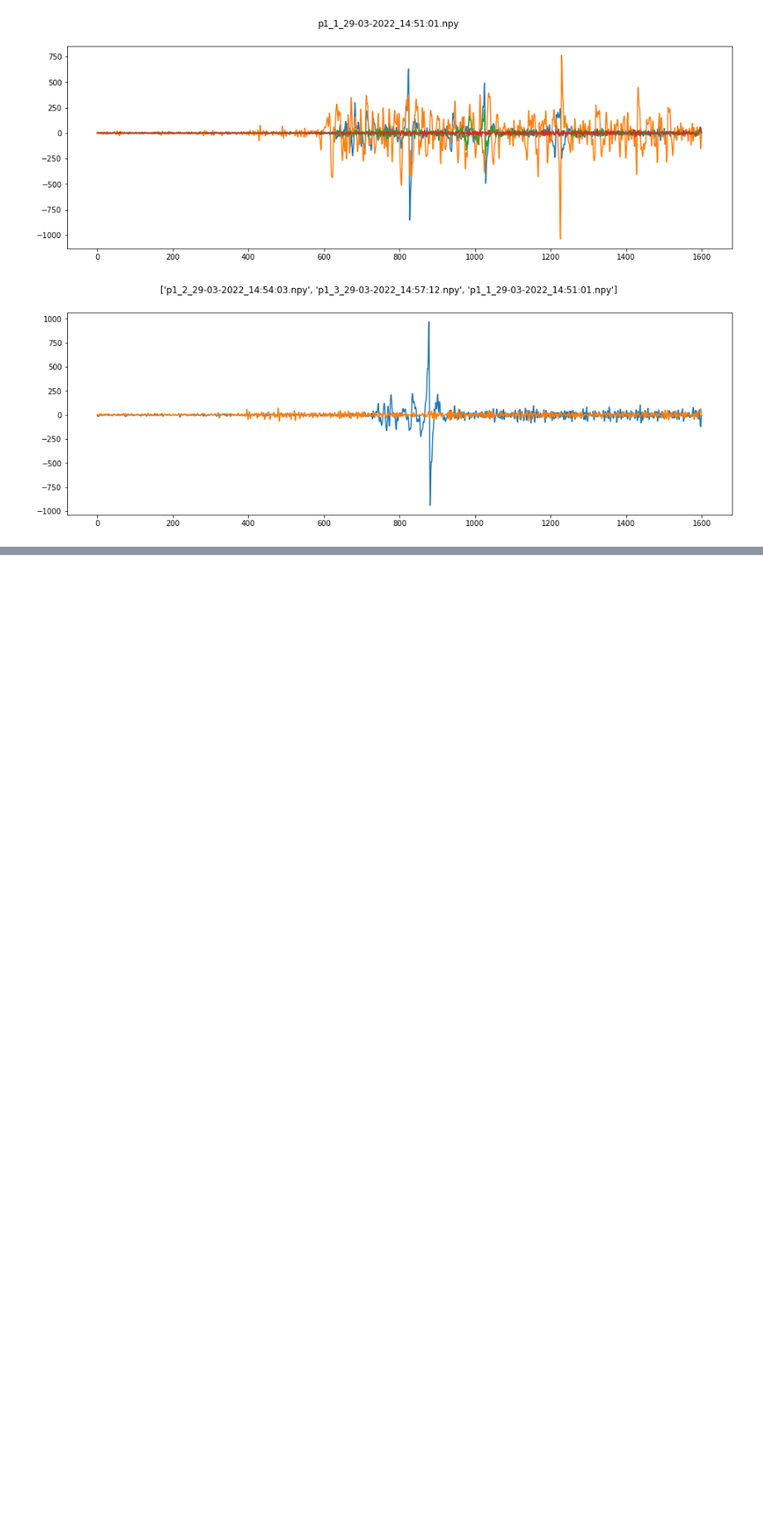
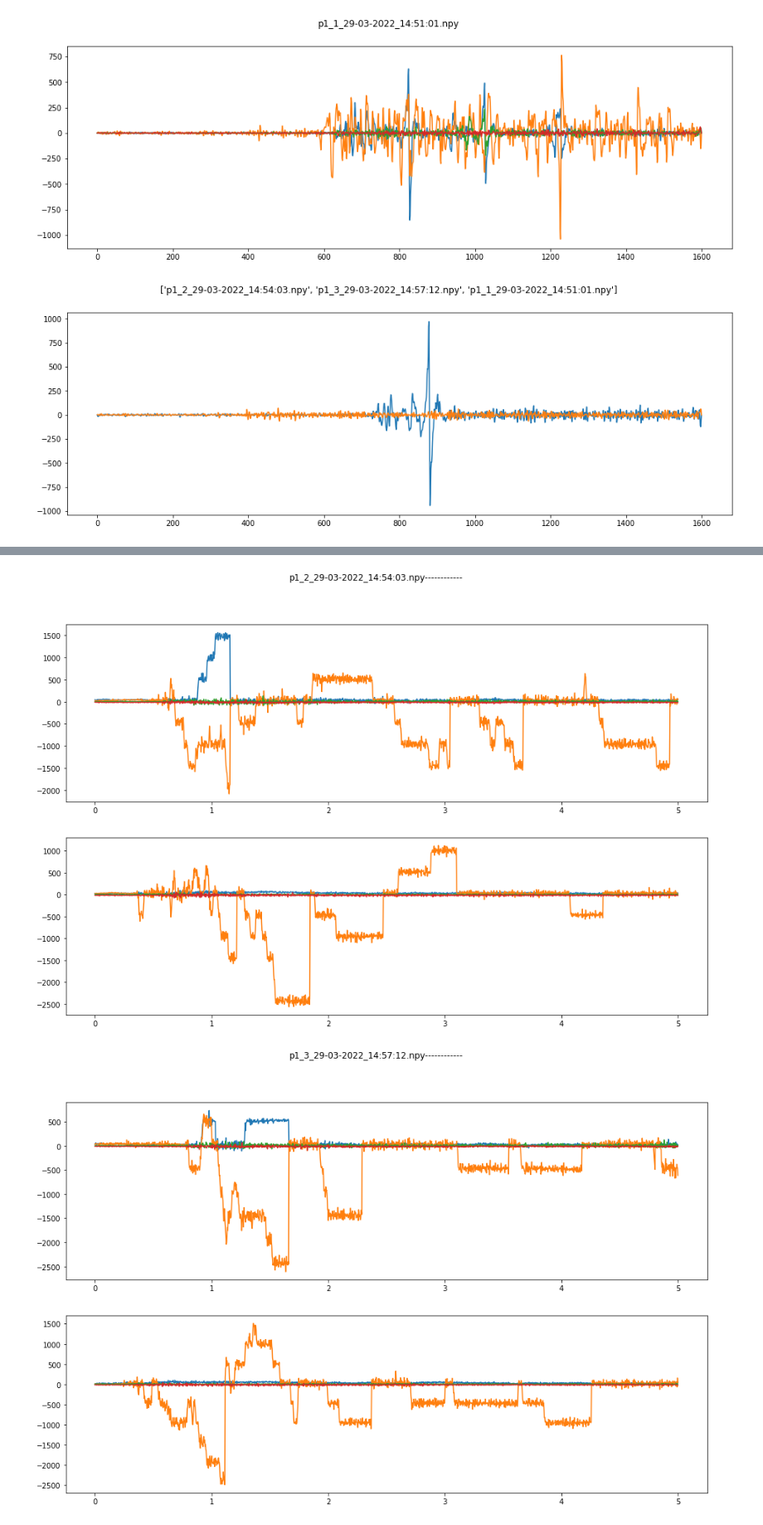
Before and after one commit to Jmallone/TOPICOS-2, a Jupyter notebook: pre-processing - Michel.ipynb, the cells around one changed output, grey strips where cells are left out. Shown at 83% size. Drawn from its saved outputs; the diff is of its cells as text; code cells hidden in the pictures; blank space fills up the shorter version.

```diff
--- a/pre-processing - Michel.ipynb
+++ b/pre-processing - Michel.ipynb
@@ -98,0 +162,44 @@ plt.show()
+# %%
+def distinção(dt):
+
+    %matplotlib inline
+    import matplotlib.pyplot as plt
+    from matplotlib import rcParams, cm
+
+    data = np.load("datasets/topicos_cc/"+dt)
+    data = np.transpose(data, (0, 2, 1))
+    data_filtered = butter_notch(data, 60)
+    data_filtered = butter_highpass(data_filtered, 5)
+    data_filtered = butter_lowpass(data_filtered, 50)
+
+
+    # [classe 1, ensaio 1, canal 1], [classe 1, ensaio 1, canal 2]
+    d1 = data[0,0,:], data[0,1,:],data[0,2,:], data[0,3,:]
+    # [classe 1, ensaio 2, canal 1], [classe 1, ensaio 2, canal 2]
+    d2 = data[1,0,:], data[1,1,:],data[1,2,:], data[1,3,:]
+
+    rcParams['figure.figsize'] = [16., 10.]
+
+    x = np.linspace(0, 5, 1600)
+    fig, ax = plt.subplots(2, 1)
+
+    ax[0].plot(x, d1[0])
+    ax[0].plot(x, d1[1])
+    ax[0].plot(x, d1[2])
+    ax[0].plot(x, d1[3])
+
+    ax[1].plot(x, d2[0])
+    ax[1].plot(x, d2[1])
+    ax[1].plot(x, d2[2])
+    ax[1].plot(x, d2[3])
+
+
+    plt.suptitle(dt + "------------")
+    plt.show()
+# %%
+for i in dirs:
+
+    distinção(i)
+# %% [output]
+[figure, added]
+[figure, added]
```
Also changed, not shown: parts of 6 cells of this notebook.
